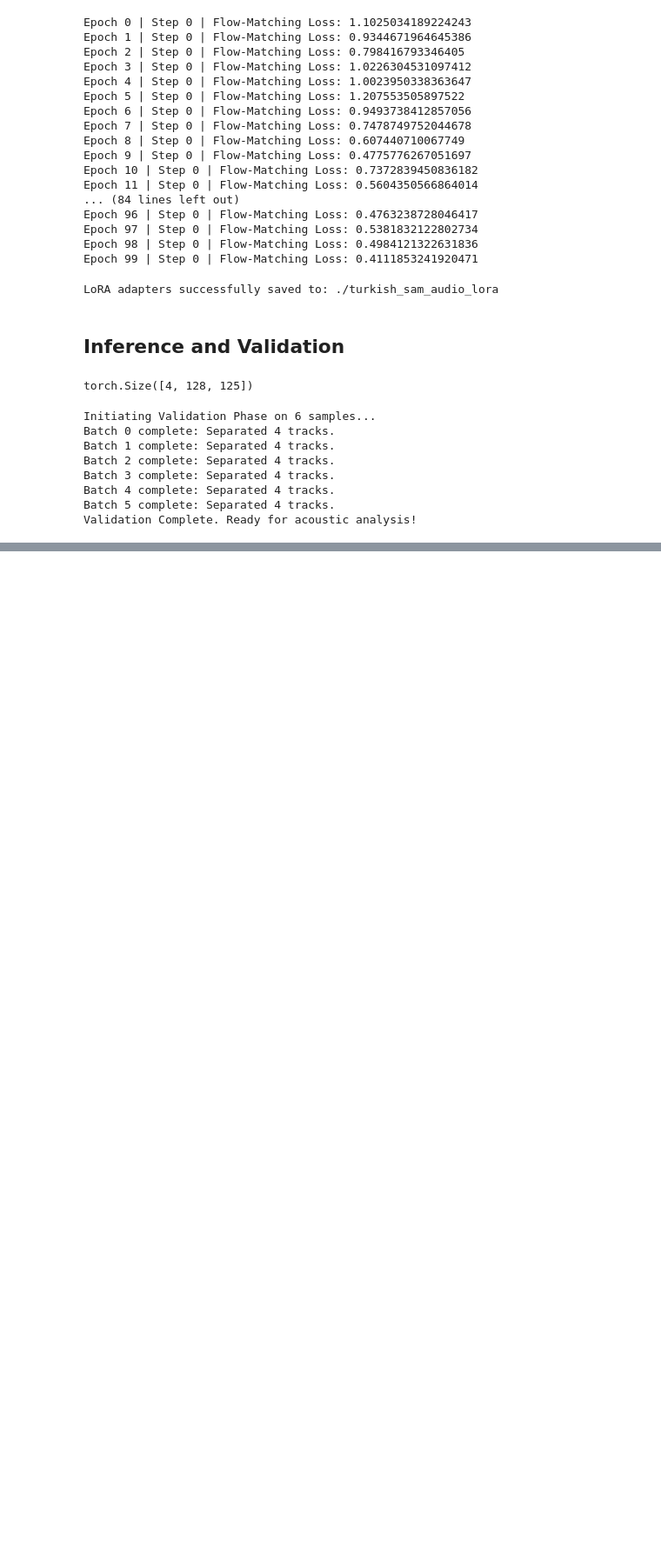
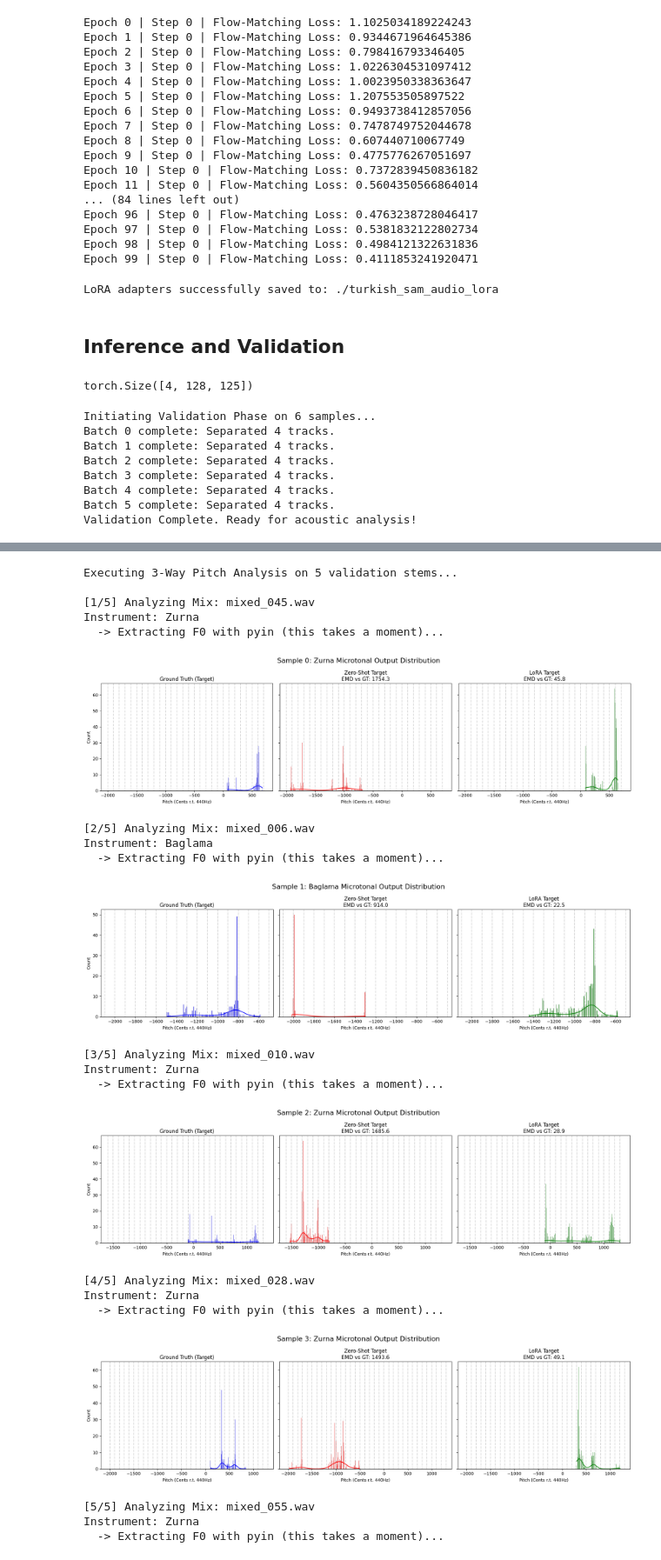
Before and after one commit to zeerafle/anatolian-SAM, a Jupyter notebook: notebooks/sam_finetuning.ipynb, the cells around one changed output, grey strips where cells are left out. Shown at 87% size. Saved outputs shown, nothing was run; the diff lists cells and outputs as text; code cells hidden in the pictures; blank space fills up the shorter version.

Commit message:
feat(notebooks): added evaluation analysis

```diff
--- a/notebooks/sam_finetuning.ipynb
+++ b/notebooks/sam_finetuning.ipynb
@@ -630,0 +749,72 @@ Validation Complete. Ready for acoustic analysis!
+# %%
+# Run Pitch Analysis on a subset of the test outputs
+NUM_EVALUATIONS = min(5, len(evaluation_pairs))
+
+stats = []
+print(f"Executing 3-Way Pitch Analysis on {NUM_EVALUATIONS} validation stems...")
+
+for i in range(NUM_EVALUATIONS):
+    pair = evaluation_pairs[i]
+    print(f"\n[{i+1}/{NUM_EVALUATIONS}] Analyzing Mix: {os.path.basename(pair['mixed'])}")
+    print(f"Instrument: {pair['instrument'].capitalize()}")
+
+    y_gt, sr_gt = librosa.load(pair['ground_truth'], sr=None)
+    y_zs, sr_zs = librosa.load(pair['zero_shot'], sr=None)
+    y_lora, sr_lora = librosa.load(pair['lora'], sr=None)
+
+    print("  -> Extracting F0 with pyin (this takes a moment)...")
+
+    f0_gt = extract_f0_pyin(y_gt, sr=sr_gt)
+    f0_zs = extract_f0_pyin(y_zs, sr=sr_zs)
+    f0_lora = extract_f0_pyin(y_lora, sr=sr_lora)
+
+    cents_gt = hz_to_cents(f0_gt)
+    cents_zs = hz_to_cents(f0_zs)
+    cents_lora = hz_to_cents(f0_lora)
+
+    ds_zs, ds_lora = plot_and_evaluate_3way(
+        cents_gt, cents_zs, cents_lora,
+        title=f"Sample {i}: {pair['instrument'].capitalize()} Microtonal Output Distribution"
+    )
+
+    stats.append({
+        'sample': i,
+        'instrument': pair['instrument'],
+        'emd_zer_shot': ds_zs,
+        'emd_lora': ds_lora
+    })
+
+# Summary
+if len(stats) > 0:
+    import pandas as pd
+    df_eval = pd.DataFrame(stats)
+    print("\n--- Evaluation Summary ---")
+    print(df_eval)
+
+    avg_zs_emd = df_eval['emd_zer_shot'].mean()
+    avg_lora_emd = df_eval['emd_lora'].mean()
+    print(f"\nAverage Earth Mover's Distance (Lower is better):")
+    print(f"Zero-Shot Baseline: {avg_zs_emd:.2f} cents")
+    print(f"LoRA Fine-Tuned: {avg_lora_emd:.2f} cents")
+# %% [output]
+Executing 3-Way Pitch Analysis on 5 validation stems...
+
+[1/5] Analyzing Mix: mixed_045.wav
+Instrument: Zurna
+  -> Extracting F0 with pyin (this takes a moment)...
+[figure, added]
+[2/5] Analyzing Mix: mixed_006.wav
+Instrument: Baglama
+  -> Extracting F0 with pyin (this takes a moment)...
+[figure, added]
+[3/5] Analyzing Mix: mixed_010.wav
+Instrument: Zurna
+  -> Extracting F0 with pyin (this takes a moment)...
+[figure, added]
+[4/5] Analyzing Mix: mixed_028.wav
+Instrument: Zurna
+  -> Extracting F0 with pyin (this takes a moment)...
+[figure, added]
+[5/5] Analyzing Mix: mixed_055.wav
+Instrument: Zurna
+  -> Extracting F0 with pyin (this takes a moment)...
```
Also changed, not shown: parts of 5 cells of this notebook.
